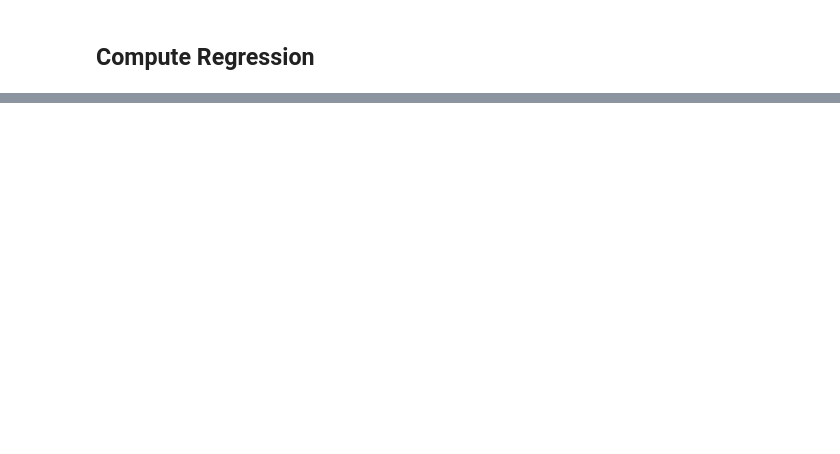
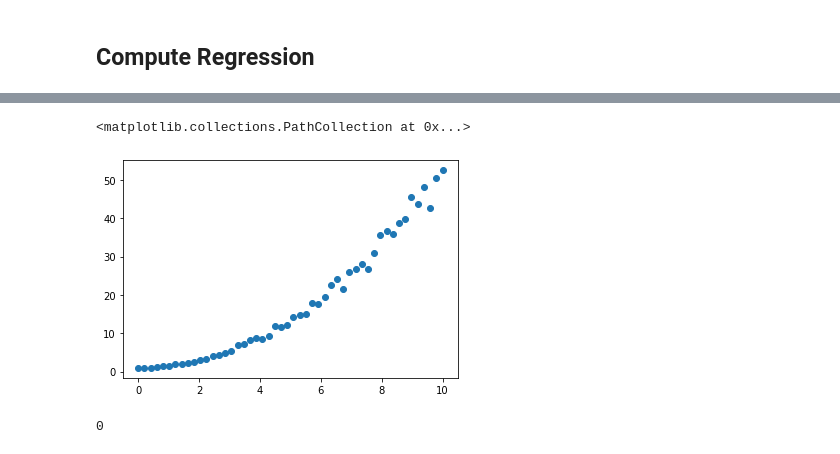
Before and after one commit to samjdedes/machine_learning_with_physical_data, a Jupyter notebook: notebooks/scratch.ipynb, the cells around one changed output, grey strips where cells are left out. Saved outputs shown, nothing was run; the diff lists cells and outputs as text; code cells hidden in the pictures; blank space fills up the shorter version.

```diff
--- a/notebooks/scratch.ipynb
+++ b/notebooks/scratch.ipynb
@@ -109,3 +129,12 @@ y = df['distance']
 
 predictor = x.values.reshape(-1, 1)
 target = y
+# %%
+plt.scatter(predictor, target)
+# %% [output]
+<matplotlib.collections.PathCollection at 0x...>
+[figure, added]
+# %%
+4%2
+# %% [output]
+0
```
Also changed, not shown: parts of 14 cells of this notebook.
